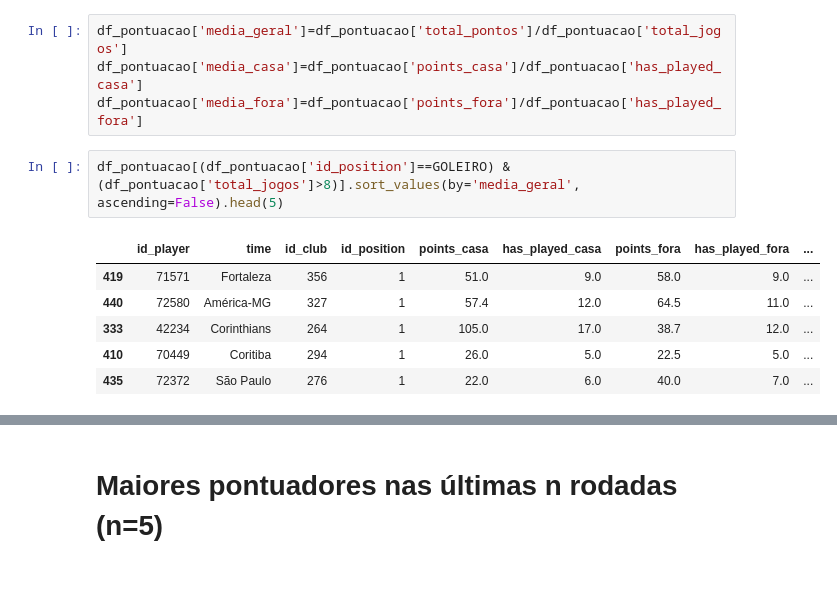
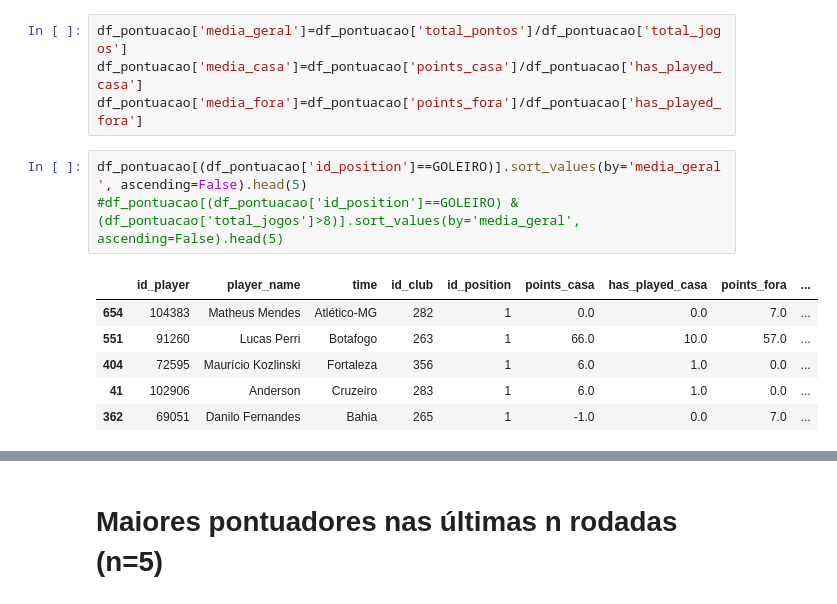
Before and after one commit to eleflow/estudo_cartola, a Jupyter notebook: notebooks/analises.ipynb, the cells around one changed output, grey strips where cells are left out. Cells and saved outputs as stored; diff of their text form.

```diff
--- a/notebooks/analises.ipynb
+++ b/notebooks/analises.ipynb
@@ -434,14 +459,15 @@ df_pontuacao['media_geral']=df_pontuacao['total_pontos']/df_pontuacao['total_jog
 df_pontuacao['media_casa']=df_pontuacao['points_casa']/df_pontuacao['has_played_casa']
 df_pontuacao['media_fora']=df_pontuacao['points_fora']/df_pontuacao['has_played_fora']
 # %%
-df_pontuacao[(df_pontuacao['id_position']==GOLEIRO) & (df_pontuacao['total_jogos']>8)].sort_values(by='media_geral', ascending=False).head(5)
+df_pontuacao[(df_pontuacao['id_position']==GOLEIRO)].sort_values(by='media_geral', ascending=False).head(5)
+#df_pontuacao[(df_pontuacao['id_position']==GOLEIRO) & (df_pontuacao['total_jogos']>8)].sort_values(by='media_geral', ascending=False).head(5)
 # %% [output]
-|  | id_player | time | id_club | id_position | points_casa | has_played_casa | points_fora | has_played_fora | ... |
-| 419 | 71571 | Fortaleza | 356 | 1 | 51.0 | 9.0 | 58.0 | 9.0 | ... |
-| 440 | 72580 | América-MG | 327 | 1 | 57.4 | 12.0 | 64.5 | 11.0 | ... |
-| 333 | 42234 | Corinthians | 264 | 1 | 105.0 | 17.0 | 38.7 | 12.0 | ... |
-| 410 | 70449 | Coritiba | 294 | 1 | 26.0 | 5.0 | 22.5 | 5.0 | ... |
-| 435 | 72372 | São Paulo | 276 | 1 | 22.0 | 6.0 | 40.0 | 7.0 | ... |
+|  | id_player | player_name | time | id_club | id_position | points_casa | has_played_casa | points_fora | ... |
+| 654 | 104383 | Matheus Mendes | Atlético-MG | 282 | 1 | 0.0 | 0.0 | 7.0 | ... |
+| 551 | 91260 | Lucas Perri | Botafogo | 263 | 1 | 66.0 | 10.0 | 57.0 | ... |
+| 404 | 72595 | Maurício Kozlinski | Fortaleza | 356 | 1 | 6.0 | 1.0 | 0.0 | ... |
+| 41 | 102906 | Anderson | Cruzeiro | 283 | 1 | 6.0 | 1.0 | 0.0 | ... |
+| 362 | 69051 | Danilo Fernandes | Bahia | 265 | 1 | -1.0 | 0.0 | 7.0 | ... |
 # %%
 df_pontuacao[(df_pontuacao['id_position']==GOLEIRO) & (df_pontuacao['total_jogos']>8)].sort_values(by='media_casa', ascending=False).head(5)
 # %% [output]
```
Also changed, not shown: parts of 79 cells of this notebook, 8 other files.
